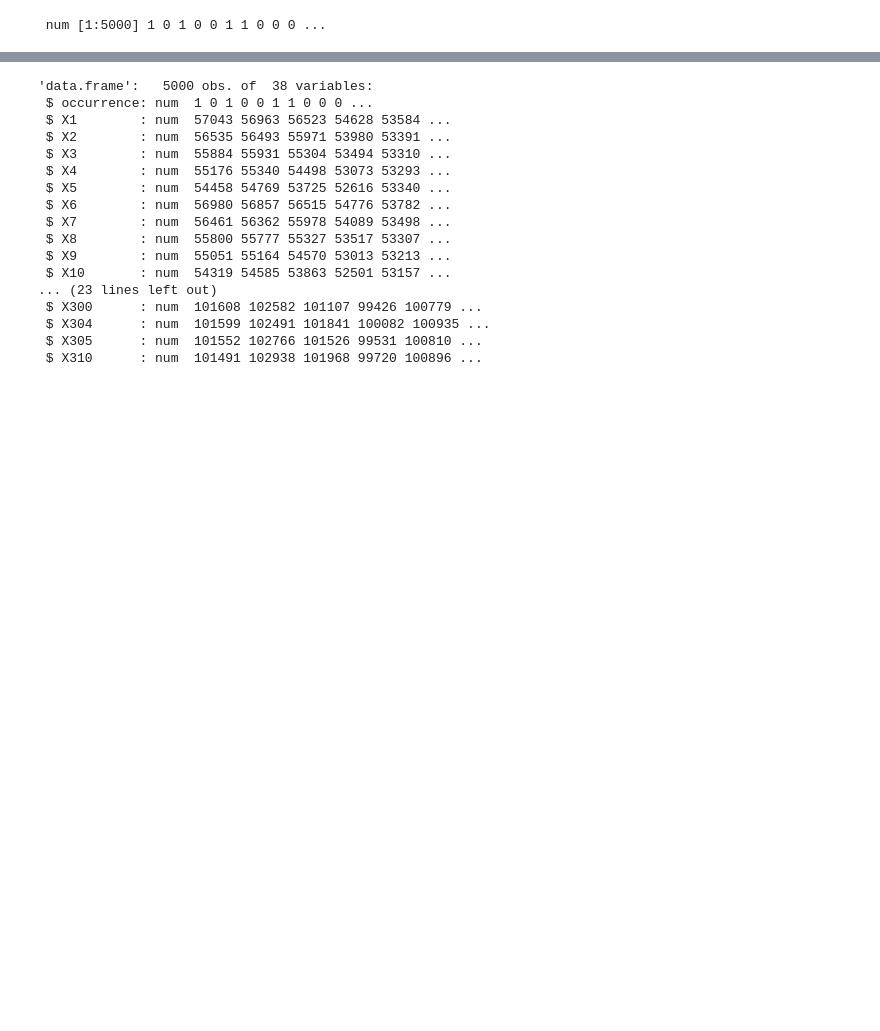
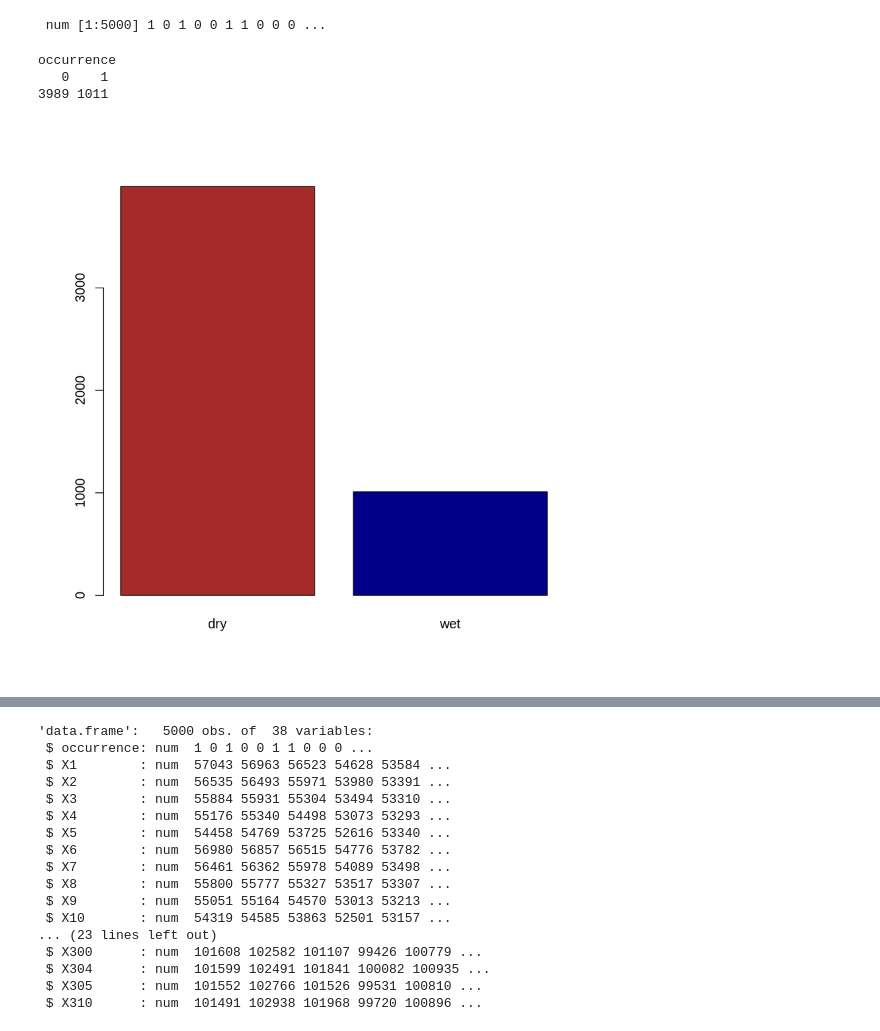
Before and after one commit to yerartdev/uc-m1966-datamining, a Jupyter notebook: d3/S17-T03_LAB_IntercomparisonTechniques.ipynb, the cells around one changed output, grey strips where cells are left out. Drawn from its saved outputs; the diff is of its cells as text; code cells hidden in the pictures; blank space fills up the shorter version.

```diff
--- a/d3/S17-T03_LAB_IntercomparisonTechniques.ipynb
+++ b/d3/S17-T03_LAB_IntercomparisonTechniques.ipynb
@@ -139,3 +144,17 @@ occurrence <- ifelse(y >= 1, 1, 0)
 str(occurrence)
 # %% [output]
  num [1:5000] 1 0 1 0 0 1 1 0 0 0 ...
+# %%
+#::GMG::Se me ha ocurrido que puede ser interesante ver la proporción de clases en el dataset
+#::nota::considero '0' días secos (dry) y '1' días lluviosos (wet)
+#::nota::un 'imbalanced' dataset suele ser 'problemático' para la clasificación
+#::nota::la clase 'dry' está sobre-representada en el dataset
+table(occurrence)
+barplot(height = table(occurrence),
+        col = c('brown','darkblue'),
+        names.arg = c('dry','wet'))
+# %% [output]
+occurrence
+   0    1
+3989 1011
+[figure, added]
```
Also changed, not shown: parts of 22 cells of this notebook.
